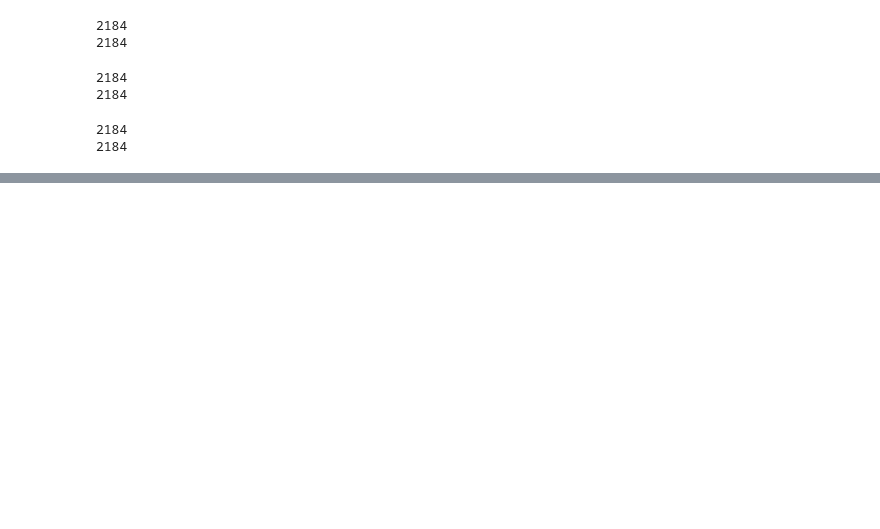
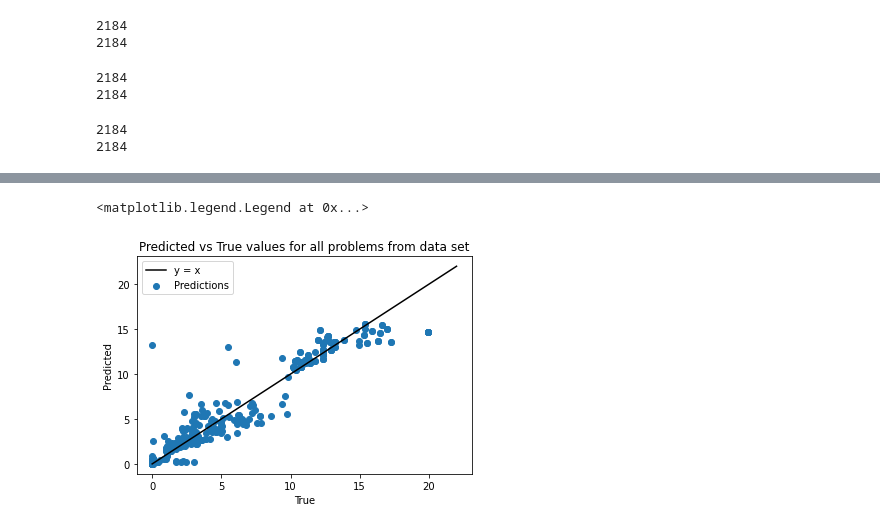
Before and after one commit to harel-coffee/pouw-auto, a Jupyter notebook: XMIXED.ipynb, the cells around one changed output, grey strips where cells are left out. Drawn from its saved outputs; the diff is of its cells as text; code cells hidden in the pictures; blank space fills up the shorter version.

```diff
--- a/XMIXED.ipynb
+++ b/XMIXED.ipynb
@@ -568,6 +578,9 @@ print("r_square score: ", r2_score(y_test,prediction))
 from sklearn.metrics import mean_squared_error
 from math import sqrt
 
+for i in range(len(yy)):
+  yy_final.append(yy[i])
+  predd_final.append(predd[i])
 print("RMSE:")
 sqrt(mean_squared_error(yy, predd))
 # %% [output]
@@ -677,6 +693,10 @@ print("r_square score: ", r2_score(y_test,prediction))
 from sklearn.metrics import mean_squared_error
 from math import sqrt
 
+for i in range(len(yy)):
+  yy_final.append(yy[i])
+  predd_final.append(predd[i])
+
 print("RMSE:")
 sqrt(mean_squared_error(yy, predd))
 # %% [output]
@@ -691,0 +737,13 @@ plt.scatter(yy, predd)
+# %%
+x = np.linspace(0, 22, 2000)
+y = x
+
+plt.title('Predicted vs True values for all problems from data set')
+plt.xlabel('True')
+plt.ylabel('Predicted')
+plt.plot(x,y, color = 'black')
+plt.scatter(yy_final, predd_final)
+plt.legend(['y = x', 'Predictions'])
+# %% [output]
+<matplotlib.legend.Legend at 0x...>
+[figure, added]
```
Also changed, not shown: parts of 23 cells of this notebook.
